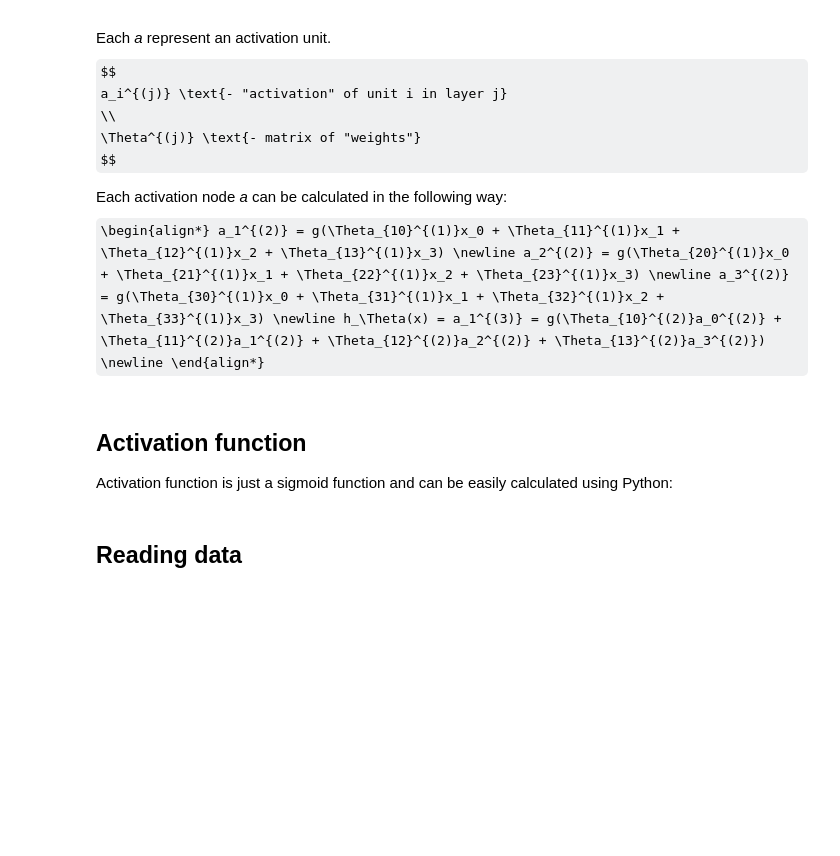
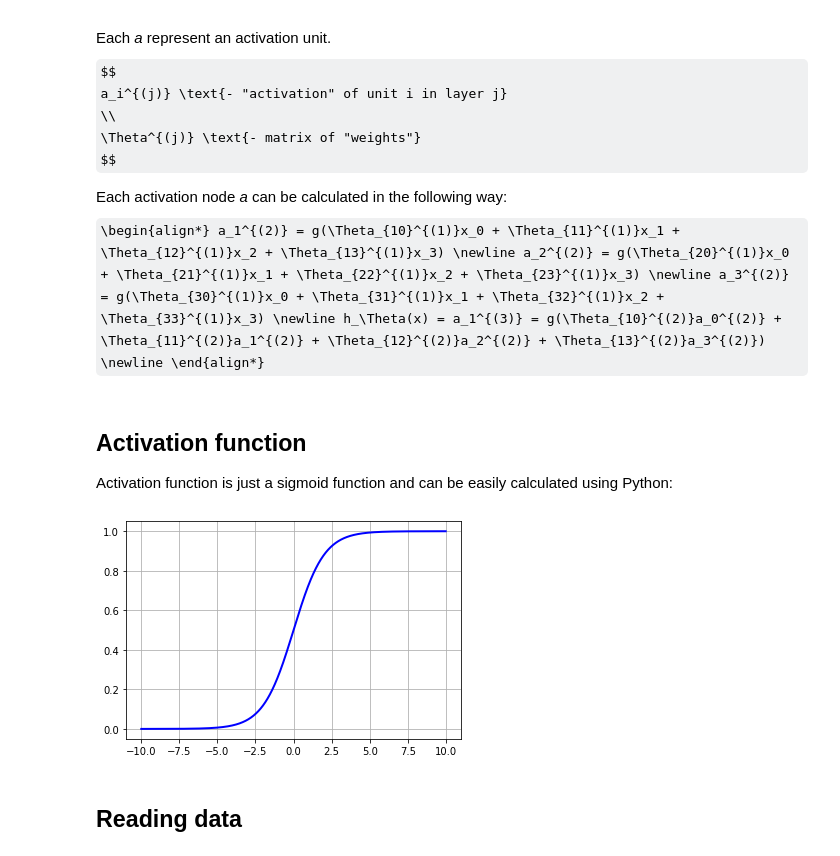
Before and after one commit to Bartosz-D3V/machine-learning-jupyter, a Jupyter notebook: neural_networks/neural_networks.ipynb, the cells around one changed output. Cells and saved outputs as stored; diff of their text form; code cells hidden in the pictures; some formulas as TeX source; blank space fills up the shorter version.

```diff
--- a/neural_networks/neural_networks.ipynb
+++ b/neural_networks/neural_networks.ipynb
@@ -45,11 +45,13 @@ def sigmoid(z):
 # %%
 def plot_sigmoid():
     rand_dataset = np.arange(-10., 10., 0.01)
     calculated_dataset = [sigmoid(x) for x in rand_dataset]
-    pyplot.plot(rand_dataset, calculated_dataset, color='b', lw=2)
-    pyplot.gca().grid()
+    plt.plot(rand_dataset, calculated_dataset, color='b', lw=2)
+    plt.gca().grid()
 
 plot_sigmoid()
+# %% [output]
+[figure, added]
 # %% [markdown]
 ## Reading data
 # %% [markdown]
```
Also changed, not shown: parts of 9 cells of this notebook.
